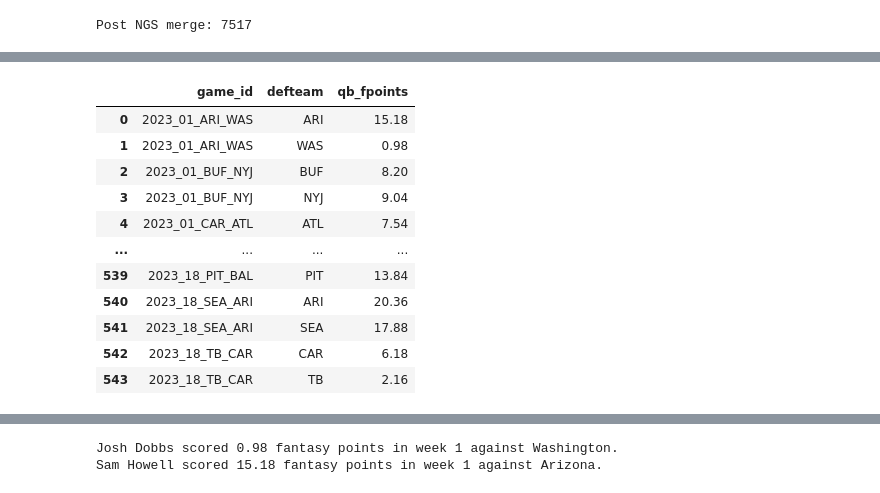
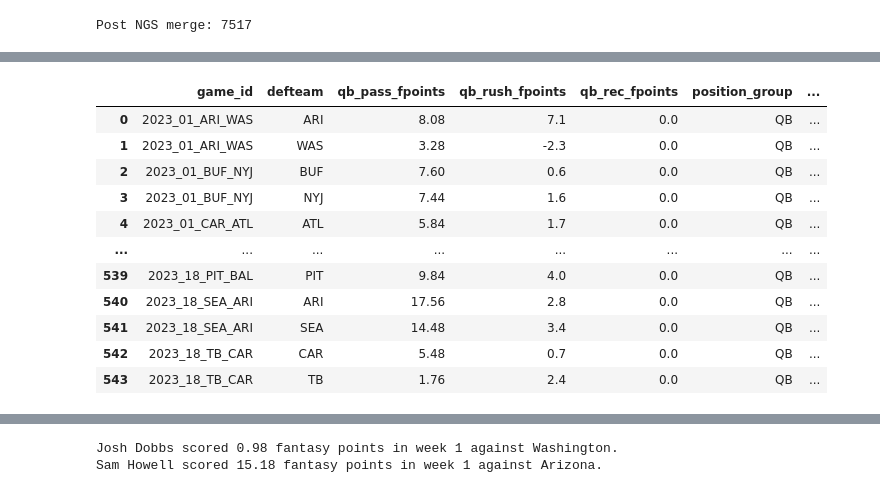
Before and after one commit to ColinB19/FantasyFootballAnalysis, a Jupyter notebook: NFL_dataset_creation.ipynb, the cells around one changed output, grey strips where cells are left out. Saved outputs shown, nothing was run; the diff lists cells and outputs as text; code cells hidden in the pictures.

Commit message:
got QB fantasy points allowed working

```diff
--- a/NFL_dataset_creation.ipynb
+++ b/NFL_dataset_creation.ipynb
@@ -1005,30 +999,74 @@ print(len(pbp_data))
 # but in order to not count WR points toward QB's on 'normal' plays, we need to treat that separately.
 # NOTE: To be safe we should treat them all separately? Are there ever plays where there is a pass but also an RB rush?
 # maybe in a fumble recovery situation?
-qb_grouping = pbp_data[(pbp_data['passer_player_position'] == 'QB')].groupby(["game_id", "defteam"])
+qb_grouping_pass = pbp_data[(pbp_data['passer_player_position'] == 'QB')].groupby(["game_id", "defteam"])
 
-def qb_fpoints(x):
+def qb_pass_fpoints(x):
     """
     computed using 4 pt qb league
     """
     d = {}
 
-    d["qb_fpoints"] = (x['passing_yards']/25
+    d["qb_pass_fpoints"] = (x['passing_yards']/25
         + x['pass_touchdown']*4
         # + x['rushing_yards']/10
         # + x['rush_touchdown']*6
         + 2*x['is_two_point_conversion']
         - 2*x['interception']
-        - 2*x['fumble_lost']).sum()
+        - 2*x['passer_fumble_lost']).sum()
 
-    return pd.Series(d, index=["qb_fpoints"])
+    return pd.Series(d, index=["qb_pass_fpoints"])
 
-temp_qb_fpoints = qb_grouping.apply(qb_fpoints).reset_index()
+temp_qb_fpoints = qb_grouping_pass.apply(qb_pass_fpoints).reset_index()
+
+# now rushing
+qb_grouping_rush = pbp_data[(pbp_data['rusher_player_position'] == 'QB')].groupby(["game_id", "defteam"])
+
+def qb_rush_fpoints(x):
+    """
+    computed using 4 pt qb league
+    """
+    d = {}
+
+    d["qb_rush_fpoints"] = (x['rushing_yards']/10
+        + x['touchdown']*6
+        + 2*x['is_two_point_conversion']
+        - 2*x['rusher_fumble_lost']).sum()
+
+    return pd.Series(d, index=["qb_rush_fpoints"])
+
+temp_qb_fpoints_2 = qb_grouping_rush.apply(qb_rush_fpoints).reset_index()
+
+# now receiving
+qb_grouping_rec = pbp_data[(pbp_data['receiver_player_position'] == 'QB')].groupby(["game_id", "defteam"])
+
+def qb_rec_fpoints(x):
+    """
+    computed using 4 pt qb league
+    """
+    d = {}
+
+    d["qb_rec_fpoints"] = (x['receiving_yards']/10
+        + x['touchdown']*6
+        + 2*x['is_two_point_conversion']
+        - 2*x['receiver_fumble_lost']).sum()
+
+    return pd.Series(d, index=["qb_rec_fpoints"])
+
+temp_qb_fpoints_3 = qb_grouping_rec.apply(qb_rec_fpoints).reset_index()
+
+# now we put that all together to get the fantasy points given up by each defense each week.
+print(len(temp_qb_fpoints))
+temp_qb_fpoints = temp_qb_fpoints.merge(temp_qb_fpoints_2, on=['game_id', 'defteam'], how='left')
+print(len(temp_qb_fpoints))
+temp_qb_fpoints = temp_qb_fpoints.merge(temp_qb_fpoints_3, on=['game_id', 'defteam'], how='left')
+print(len(temp_qb_fpoints))
 temp_qb_fpoints['position_group'] = 'QB'
-
- | (pbp_data['rusher_player_position'] == 'QB'
-
-# def_pts_given_up_group[def_pts_given_up_group]
+temp_qb_fpoints['qb_rec_fpoints'] = temp_qb_fpoints['qb_rec_fpoints'].fillna(0)
+temp_qb_fpoints['qb_rush_fpoints'] = temp_qb_fpoints['qb_rush_fpoints'].fillna(0)
+temp_qb_fpoints['qb_pass_fpoints'] = temp_qb_fpoints['qb_pass_fpoints'].fillna(0)
+temp_qb_fpoints['total_qb_fpoints_given_up'] = temp_qb_fpoints['qb_rec_fpoints'] + temp_qb_fpoints['qb_rush_fpoints'] + temp_qb_fpoints['qb_pass_fpoints']
+temp_qb_fpoints
 # %% [output]
 47399
 47399
@@ -1035,12 +1076,12 @@ temp_qb_fpoints['position_group'] = 'QB'
-|  | game_id | defteam | qb_fpoints |
-| 0 | 2023_01_ARI_WAS | ARI | 15.18 |
-| 1 | 2023_01_ARI_WAS | WAS | 0.98 |
-| 2 | 2023_01_BUF_NYJ | BUF | 8.20 |
-| 3 | 2023_01_BUF_NYJ | NYJ | 9.04 |
-| 4 | 2023_01_CAR_ATL | ATL | 7.54 |
-| ... | ... | ... | ... |
-| 539 | 2023_18_PIT_BAL | PIT | 13.84 |
-| 540 | 2023_18_SEA_ARI | ARI | 20.36 |
-| 541 | 2023_18_SEA_ARI | SEA | 17.88 |
-| 542 | 2023_18_TB_CAR | CAR | 6.18 |
-| 543 | 2023_18_TB_CAR | TB | 2.16 |
+|  | game_id | defteam | qb_pass_fpoints | qb_rush_fpoints | qb_rec_fpoints | position_group | ... |
+| 0 | 2023_01_ARI_WAS | ARI | 8.08 | 7.1 | 0.0 | QB | ... |
+| 1 | 2023_01_ARI_WAS | WAS | 3.28 | -2.3 | 0.0 | QB | ... |
+| 2 | 2023_01_BUF_NYJ | BUF | 7.60 | 0.6 | 0.0 | QB | ... |
+| 3 | 2023_01_BUF_NYJ | NYJ | 7.44 | 1.6 | 0.0 | QB | ... |
+| 4 | 2023_01_CAR_ATL | ATL | 5.84 | 1.7 | 0.0 | QB | ... |
+| ... | ... | ... | ... | ... | ... | ... | ... |
+| 539 | 2023_18_PIT_BAL | PIT | 9.84 | 4.0 | 0.0 | QB | ... |
+| 540 | 2023_18_SEA_ARI | ARI | 17.56 | 2.8 | 0.0 | QB | ... |
+| 541 | 2023_18_SEA_ARI | SEA | 14.48 | 3.4 | 0.0 | QB | ... |
+| 542 | 2023_18_TB_CAR | CAR | 5.48 | 0.7 | 0.0 | QB | ... |
+| 543 | 2023_18_TB_CAR | TB | 1.76 | 2.4 | 0.0 | QB | ... |
```
Also changed, not shown: parts of 12 cells of this notebook.
